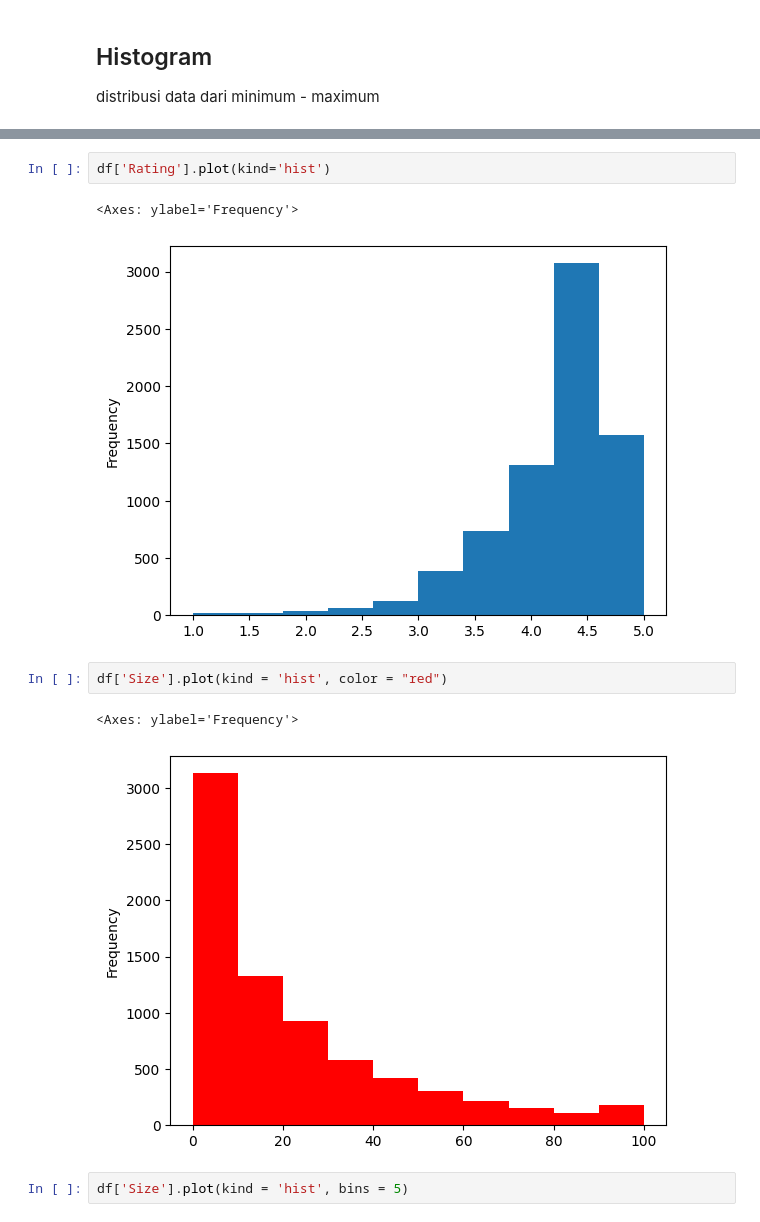
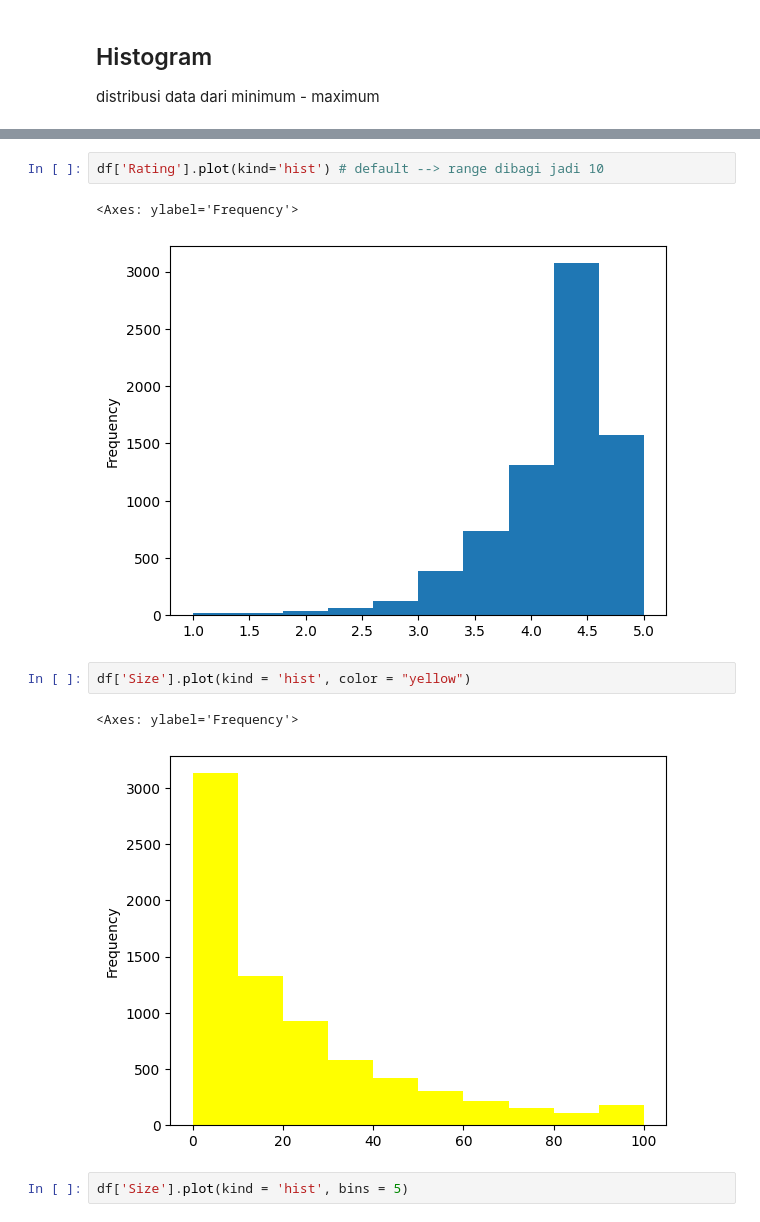
Before and after one commit to amilafr/algo-python-pro2, a Jupyter notebook: M3L5_Data_visualization.ipynb, the cells around one changed output, grey strips where cells are left out. Saved outputs shown, nothing was run; the diff lists cells and outputs as text.

```diff
--- a/M3L5_Data_visualization.ipynb
+++ b/M3L5_Data_visualization.ipynb
@@ -59,15 +92,15 @@ distribusi data dari minimum - maximum
 # %% [markdown]
 ![image.png](embedded-picture-1)
 # %%
-df['Rating'].plot(kind='hist')
+df['Rating'].plot(kind='hist') # default --> range dibagi jadi 10
 # %% [output]
 <Axes: ylabel='Frequency'>
 [figure]
 # %%
-df['Size'].plot(kind = 'hist', color = "red")
+df['Size'].plot(kind = 'hist', color = "yellow")
 # %% [output]
 <Axes: ylabel='Frequency'>
-[figure, old version]
+[figure, new version]
 # %%
 df['Size'].plot(kind = 'hist', bins = 5)
 # %% [output]
```
Also changed, not shown: parts of 23 cells of this notebook.
